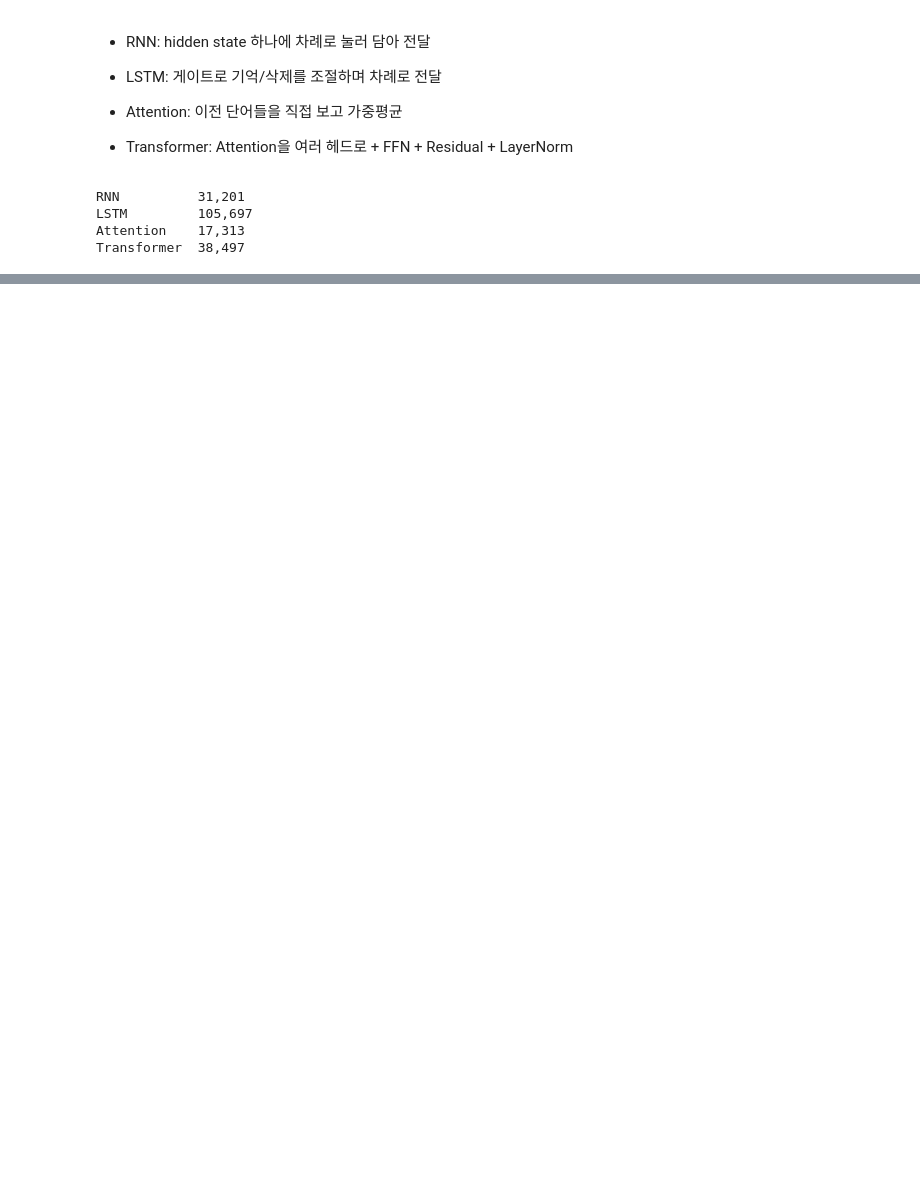
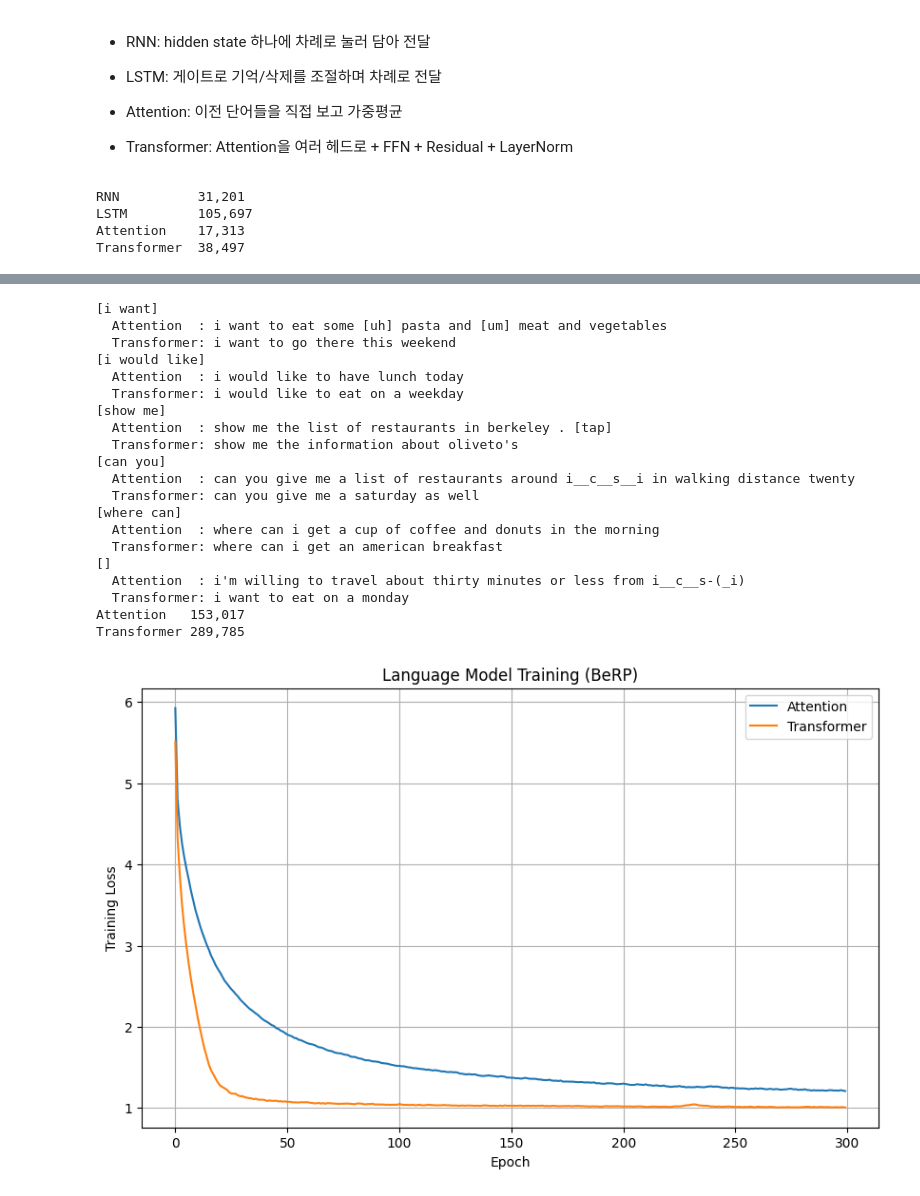
Before and after one commit to chw1230/LLMProgramming, a Jupyter notebook: Attention&Transformer/LLM5.ipynb, the cells around one changed output, grey strips where cells are left out. Drawn from its saved outputs; the diff is of its cells as text; code cells hidden in the pictures; blank space fills up the shorter version.

Commit message:
lab5 : BeRP 실제 데이터로 Attention, Transformer 학습

```diff
--- a/Attention&Transformer/LLM5.ipynb
+++ b/Attention&Transformer/LLM5.ipynb
@@ -589,0 +657,22 @@ plt.show()
+# %%
+epochs = 500
+
+
+print("attention\n")
+attention_berp = AttentionLanguageModel(
+    vocab_size=vocab_size,
+    max_len=MAX_LEN
+).to(device)
+
+att_berp_loss = train_model(attention_berp, loader, epochs)
+
+print("\ntransformer")
+transformer_berp = TransformerLanguageModel(
+    vocab_size=vocab_size,
+    embedding_dim=64,
+    num_heads=4,
+    ff_dim=1024,
+    max_len=MAX_LEN
+).to(device)
+
+trns_berp_loss = train_model(transformer_berp, loader, epochs)
@@ -589,0 +696,42 @@ plt.show()
+# %%
+# 생성 + 파라미터 수 + loss 그래프
+prompts = ["i want", "i would like", "show me", "can you", "where can", ""]
+for prompt in prompts:
+    print(f"[{prompt}]")
+    print("  Attention  :", generate_text(attention_berp, prompt=prompt))
+    print("  Transformer:", generate_text(transformer_berp, prompt=prompt))
+
+print("Attention  ", f"{count_parameters(attention_berp):,}")
+print("Transformer", f"{count_parameters(transformer_berp):,}")
+
+plt.figure(figsize=(10, 6))
+plt.plot(att_berp_loss, label="Attention")
+plt.plot(trns_berp_loss, label="Transformer")
+plt.xlabel("Epoch")
+plt.ylabel("Training Loss")
+plt.title("Language Model Training (BeRP)")
+plt.legend()
+plt.grid()
+plt.show()
+# %% [output]
+[i want]
+  Attention  : i want to eat some [uh] pasta and [um] meat and vegetables
+  Transformer: i want to go there this weekend
+[i would like]
+  Attention  : i would like to have lunch today
+  Transformer: i would like to eat on a weekday
+[show me]
+  Attention  : show me the list of restaurants in berkeley . [tap]
+  Transformer: show me the information about oliveto's
+[can you]
+  Attention  : can you give me a list of restaurants around i__c__s__i in walking distance twenty
+  Transformer: can you give me a saturday as well
+[where can]
+  Attention  : where can i get a cup of coffee and donuts in the morning
+  Transformer: where can i get an american breakfast
+[]
+  Attention  : i'm willing to travel about thirty minutes or less from i__c__s-(_i)
+  Transformer: i want to eat on a monday
+Attention   153,017
+Transformer 289,785
+[figure, added]
```
Also changed, not shown: parts of 8 cells of this notebook.
